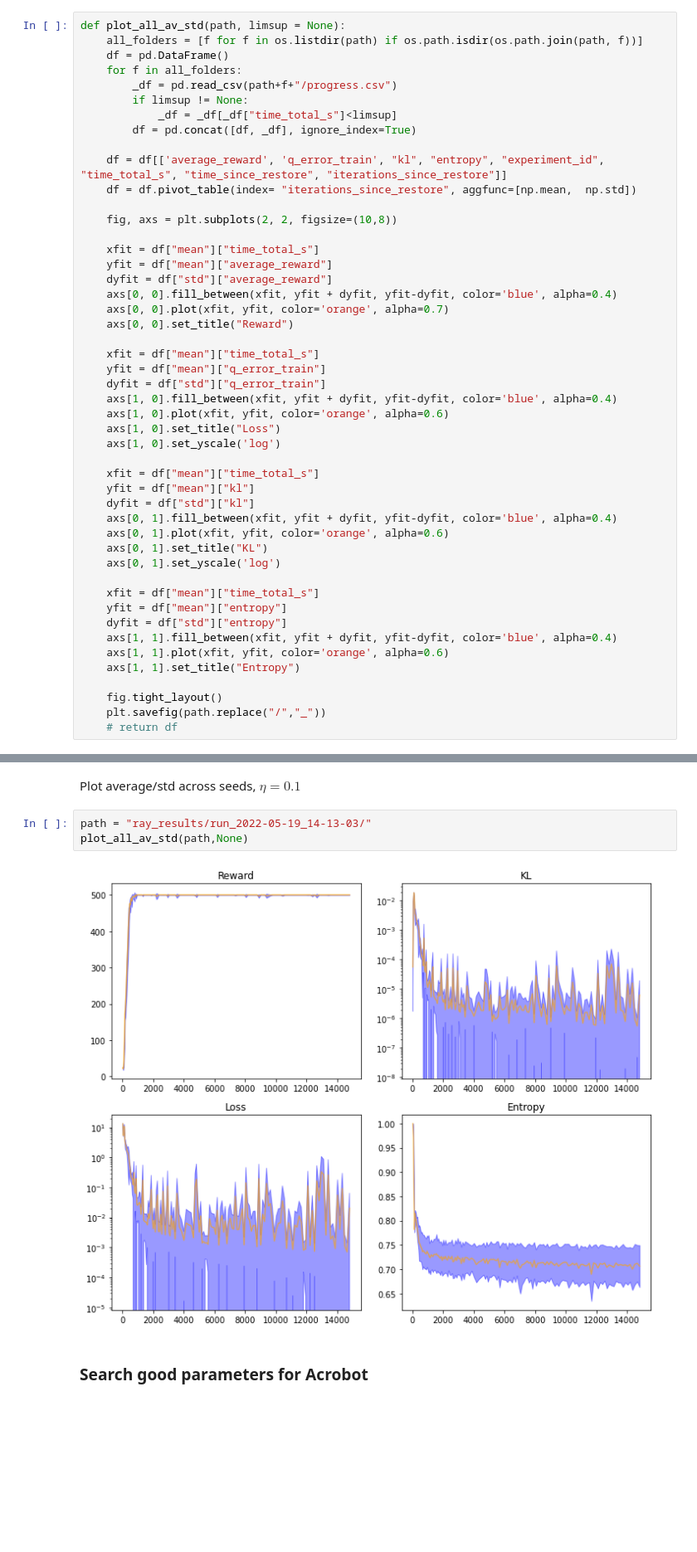
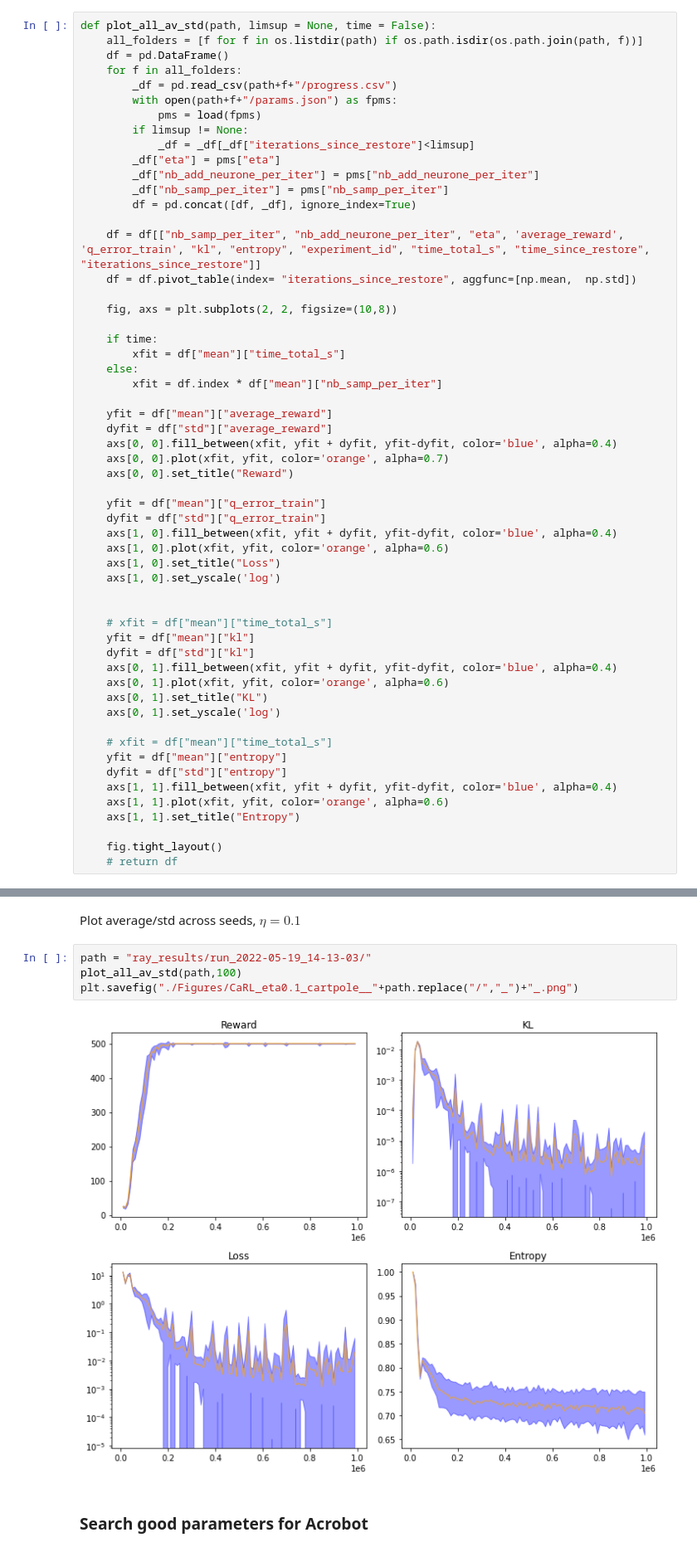
Before and after one commit to riccardodv/MirrorRL, a Jupyter notebook: analyse.ipynb, the cells around one changed output, grey strips where cells are left out. Shown at 83% size. Cells and saved outputs as stored; diff of their text form; blank space fills up the shorter version.

```diff
--- a/analyse.ipynb
+++ b/analyse.ipynb
@@ -47,28 +53,36 @@ def plot_all(path, limsup = None, figsize=(10,8), single_pmts = False):
         plt.legend()
     fig.tight_layout()
 # %%
-def plot_all_av_std(path, limsup = None):
+def plot_all_av_std(path, limsup = None, time = False):
     all_folders = [f for f in os.listdir(path) if os.path.isdir(os.path.join(path, f))]
     df = pd.DataFrame()
     for f in all_folders:
         _df = pd.read_csv(path+f+"/progress.csv")
+        with open(path+f+"/params.json") as fpms:
+            pms = load(fpms)
         if limsup != None:
-            _df = _df[_df["time_total_s"]<limsup]
+            _df = _df[_df["iterations_since_restore"]<limsup]
+        _df["eta"] = pms["eta"]
+        _df["nb_add_neurone_per_iter"] = pms["nb_add_neurone_per_iter"]
+        _df["nb_samp_per_iter"] = pms["nb_samp_per_iter"]
         df = pd.concat([df, _df], ignore_index=True)
 
-    df = df[['average_reward', 'q_error_train', "kl", "entropy", "experiment_id", "time_total_s", "time_since_restore", "iterations_since_restore"]]
+    df = df[["nb_samp_per_iter", "nb_add_neurone_per_iter", "eta", 'average_reward', 'q_error_train', "kl", "entropy", "experiment_id", "time_total_s", "time_since_restore", "iterations_since_restore"]]
     df = df.pivot_table(index= "iterations_since_restore", aggfunc=[np.mean,  np.std])
 
     fig, axs = plt.subplots(2, 2, figsize=(10,8))
 
-    xfit = df["mean"]["time_total_s"]
+    if time:
+        xfit = df["mean"]["time_total_s"]
+    else:
+        xfit = df.index * df["mean"]["nb_samp_per_iter"]
+
     yfit = df["mean"]["average_reward"]
     dyfit = df["std"]["average_reward"]
     axs[0, 0].fill_between(xfit, yfit + dyfit, yfit-dyfit, color='blue', alpha=0.4)
     axs[0, 0].plot(xfit, yfit, color='orange', alpha=0.7)
     axs[0, 0].set_title("Reward")
 
-    xfit = df["mean"]["time_total_s"]
     yfit = df["mean"]["q_error_train"]
     dyfit = df["std"]["q_error_train"]
     axs[1, 0].fill_between(xfit, yfit + dyfit, yfit-dyfit, color='blue', alpha=0.4)
@@ -76,7 +90,8 @@ def plot_all_av_std(path, limsup = None):
     axs[1, 0].set_title("Loss")
     axs[1, 0].set_yscale('log')
 
-    xfit = df["mean"]["time_total_s"]
+
+    # xfit = df["mean"]["time_total_s"]
     yfit = df["mean"]["kl"]
     dyfit = df["std"]["kl"]
     axs[0, 1].fill_between(xfit, yfit + dyfit, yfit-dyfit, color='blue', alpha=0.4)
@@ -84,7 +99,7 @@ def plot_all_av_std(path, limsup = None):
     axs[0, 1].set_title("KL")
     axs[0, 1].set_yscale('log')
 
-    xfit = df["mean"]["time_total_s"]
+    # xfit = df["mean"]["time_total_s"]
     yfit = df["mean"]["entropy"]
     dyfit = df["std"]["entropy"]
     axs[1, 1].fill_between(xfit, yfit + dyfit, yfit-dyfit, color='blue', alpha=0.4)
@@ -92,7 +107,6 @@ def plot_all_av_std(path, limsup = None):
     axs[1, 1].set_title("Entropy")
 
     fig.tight_layout()
-    plt.savefig(path.replace("/","_"))
     # return df
 # %% [markdown]
 ### Search good parameters for Cartpole
@@ -107,9 +121,10 @@ plot_all(path)
 Plot average/std across seeds, $\eta=0.1$
 # %%
 path = "ray_results/run_2022-05-19_14-13-03/"
-plot_all_av_std(path,None)
+plot_all_av_std(path,100)
+plt.savefig("./Figures/CaRL_eta0.1_cartpole__"+path.replace("/","_")+"_.png")
 # %% [output]
-[figure, old version]
+[figure, new version]
 # %% [markdown]
 ### Search good parameters for Acrobot
 # %%
```
Also changed, not shown: parts of 18 cells of this notebook, 14 other files.
